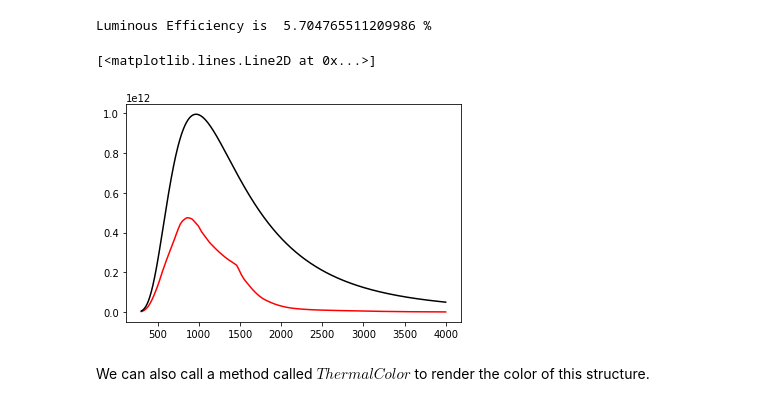
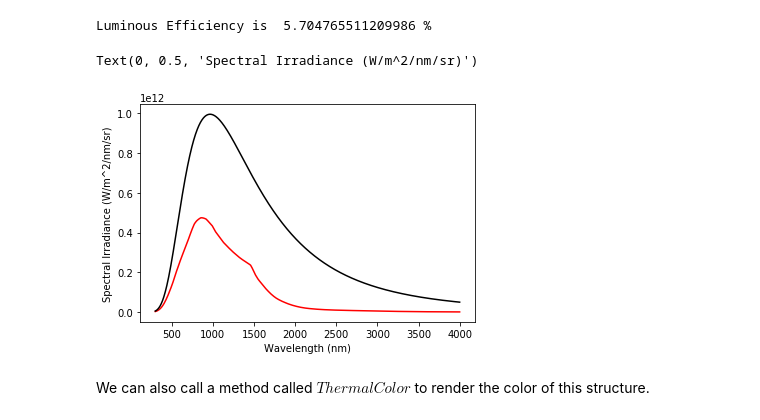
Before and after one commit to FoleyLab/wptherml_v1.0.0, a Jupyter notebook: example/Example2.ipynb, the cells around one changed output. Cells and saved outputs as stored; diff of their text form; code cells hidden in the pictures.

```diff
--- a/example/Example2.ipynb
+++ b/example/Example2.ipynb
@@ -50,13 +48,16 @@ Luminous Efficiency is  5.704765511209986 %
 # %%
 ### Plot the thermal emission of Tungsten with a red line
 plt.plot(w_slab.lambda_array*1e9, w_slab.thermal_emission_array, 'red')
 ### Plot the ideal thermal emission ith a blue line
 #plt.plot(w_slab.lam*1e9, w_slab.ideal_incandescent, 'blue')
 ### Plot the BB spectrum with a black line
 plt.plot(w_slab.lambda_array*1e9, w_slab.BBs, 'black')
+
+plt.xlabel('Wavelength (nm)')
+plt.ylabel('Spectral Irradiance (W/m^2/nm/sr)')
 # %% [output]
-[<matplotlib.lines.Line2D at 0x...>]
+Text(0, 0.5, 'Spectral Irradiance (W/m^2/nm/sr)')
-[figure, old version]
+[figure, new version]
 # %% [markdown]
 We can also call a method called $ThermalColor$ to render the color of this structure.
 # %%
```
Also changed, not shown: parts of 4 cells of this notebook, 1 other file.
